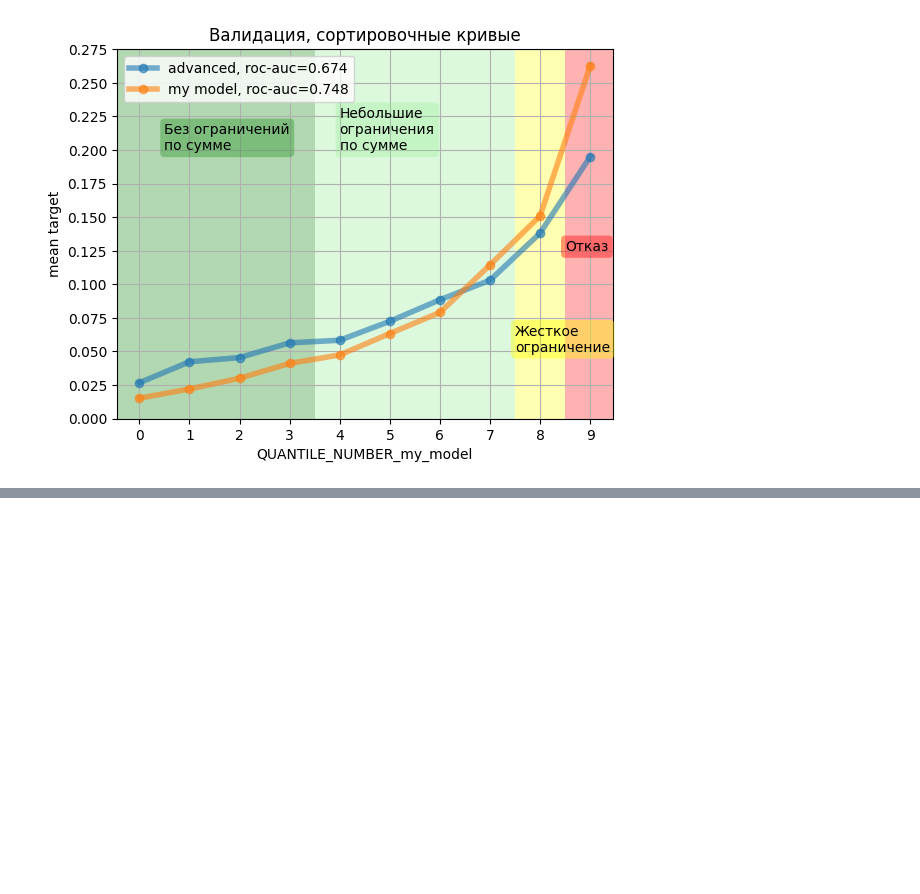
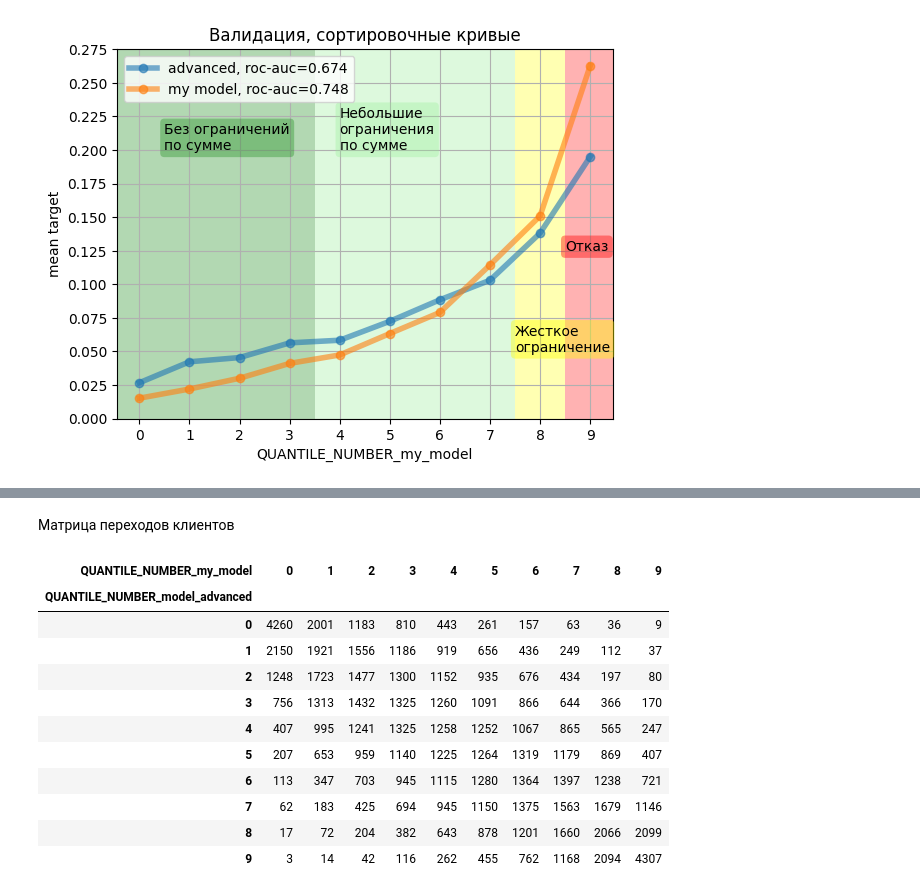
Before and after one commit to AlexanderSh11/credit_scoring_shift, a Jupyter notebook: src/metrics/model-validation.ipynb, the cells around one changed output, grey strips where cells are left out. Saved outputs shown, nothing was run; the diff lists cells and outputs as text; code cells hidden in the pictures; blank space fills up the shorter version.

```diff
--- a/src/metrics/model-validation.ipynb
+++ b/src/metrics/model-validation.ipynb
@@ -556,0 +561,10 @@ Text(8.5, 0.125, 'Отказ')
+# %%
+validation['CLIENT_CATEGORY_model_advanced'] = pd.cut(
+    validation['QUANTILE_NUMBER_model_advanced'],
+    bins=[-np.inf, 3.5, 7.5, 8.5, np.inf],
+)
+
+validation['CLIENT_CATEGORY_my_model'] = pd.cut(
+    validation['QUANTILE_NUMBER_my_model'],
+    bins=[-np.inf, 3.5, 7.5, 8.5, np.inf],
+)
@@ -556,0 +613,26 @@ Text(8.5, 0.125, 'Отказ')
+# %% [markdown]
+Матрица переходов клиентов
+# %%
+transitions = validation.groupby([
+    'QUANTILE_NUMBER_model_advanced',
+    'QUANTILE_NUMBER_my_model',
+])['SK_ID_CURR'].count().unstack()
+
+(
+    transitions
+    .style
+    .background_gradient(axis=None, cmap='Blues')
+)
+# %% [output]
+| QUANTILE_NUMBER_my_model | 0 | 1 | 2 | 3 | 4 | 5 | 6 | 7 | 8 | 9 |
+| QUANTILE_NUMBER_model_advanced |  |  |  |  |  |  |  |  |  |  |
+| 0 | 4260 | 2001 | 1183 | 810 | 443 | 261 | 157 | 63 | 36 | 9 |
+| 1 | 2150 | 1921 | 1556 | 1186 | 919 | 656 | 436 | 249 | 112 | 37 |
+| 2 | 1248 | 1723 | 1477 | 1300 | 1152 | 935 | 676 | 434 | 197 | 80 |
+| 3 | 756 | 1313 | 1432 | 1325 | 1260 | 1091 | 866 | 644 | 366 | 170 |
+| 4 | 407 | 995 | 1241 | 1325 | 1258 | 1252 | 1067 | 865 | 565 | 247 |
+| 5 | 207 | 653 | 959 | 1140 | 1225 | 1264 | 1319 | 1179 | 869 | 407 |
+| 6 | 113 | 347 | 703 | 945 | 1115 | 1280 | 1364 | 1397 | 1238 | 721 |
+| 7 | 62 | 183 | 425 | 694 | 945 | 1150 | 1375 | 1563 | 1679 | 1146 |
+| 8 | 17 | 72 | 204 | 382 | 643 | 878 | 1201 | 1660 | 2066 | 2099 |
+| 9 | 3 | 14 | 42 | 116 | 262 | 455 | 762 | 1168 | 2094 | 4307 |
```
Also changed, not shown: parts of 18 cells of this notebook, 2 other files.
